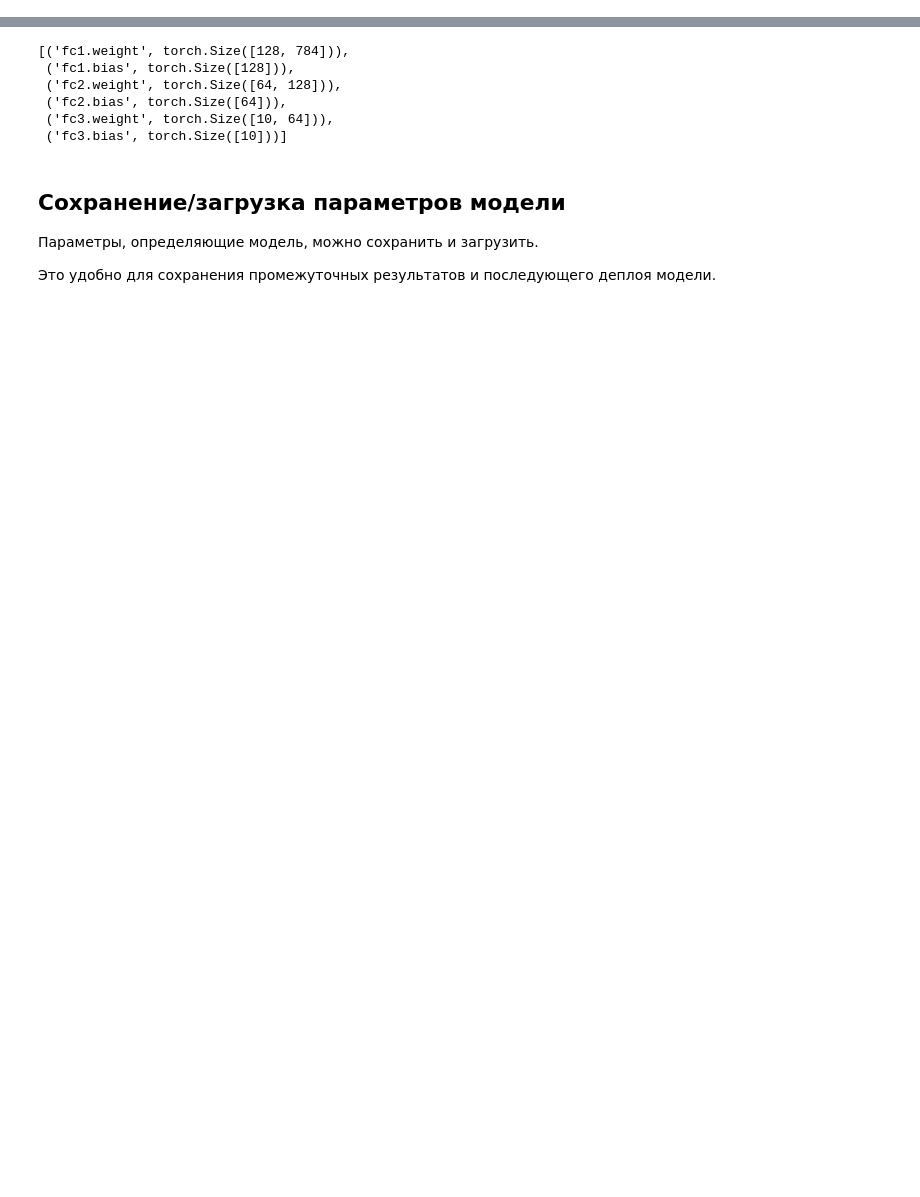
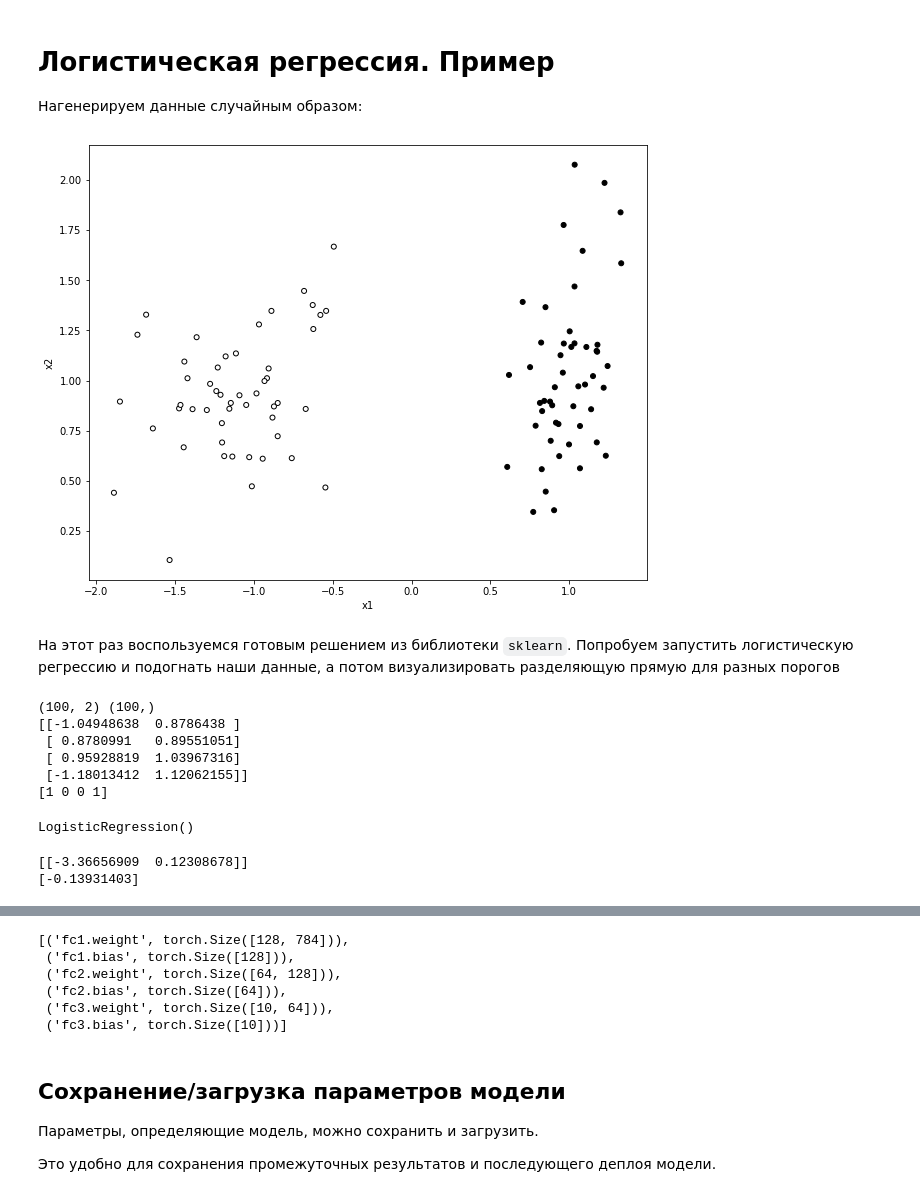
Before and after one commit to ENOT-AutoDL/deep-learning-seminars, a Jupyter notebook: seminar_01/seminar_01.ipynb, the cells around one changed output, grey strips where cells are left out. Cells and saved outputs as stored; diff of their text form; code cells hidden in the pictures; blank space fills up the shorter version.

```diff
--- a/seminar_01/seminar_01.ipynb
+++ b/seminar_01/seminar_01.ipynb
@@ -89,0 +79,4 @@ $
+# %% [markdown]
+# Логистическая регрессия. Пример
+
+Нагенерируем данные случайным образом:
@@ -89,0 +93,40 @@ $
+# %%
+# X, y = make_blobs(n_features=2, centers=2, random_state=42)  # Y - это лейблы
+X, y = make_classification(
+    n_features=2,
+    n_redundant=0,
+    n_informative=2,
+    random_state=1,
+    n_clusters_per_class=1,
+)
+# X, y = make_moons(n_samples=100, noise=0.24)
+
+plt.scatter(X[:, 0], X[:, 1], marker="o", c=y, s=25, edgecolor="k")
+plt.xlabel('x1')
+plt.ylabel('x2')
+plt.show()
+# %% [output]
+[figure, added]
+# %% [markdown]
+На этот раз воспользуемся готовым решением из библиотеки `sklearn`. Попробуем запустить логистическую регрессию и подогнать наши данные, а потом визуализировать разделяющую прямую для разных порогов
+# %%
+print(X.shape, y.shape)
+print(X[:4], y[:4], sep='\n')
+# %% [output]
+(100, 2) (100,)
+[[-1.04948638  0.8786438 ]
+ [ 0.8780991   0.89551051]
+ [ 0.95928819  1.03967316]
+ [-1.18013412  1.12062155]]
+[1 0 0 1]
+# %%
+model= LogisticRegression()
+model.fit(X, y)
+# %% [output]
+LogisticRegression()
+# %%
+print(model.coef_)  # коэффициенты перед фичой 1 и фичой 2
+print(model.intercept_)  # свободный член в линейной части уравнения logit(p) = Wx + b
+# %% [output]
+[[-3.36656909  0.12308678]]
+[-0.13931403]
```
Also changed, not shown: parts of 43 cells of this notebook, 1 other file.
